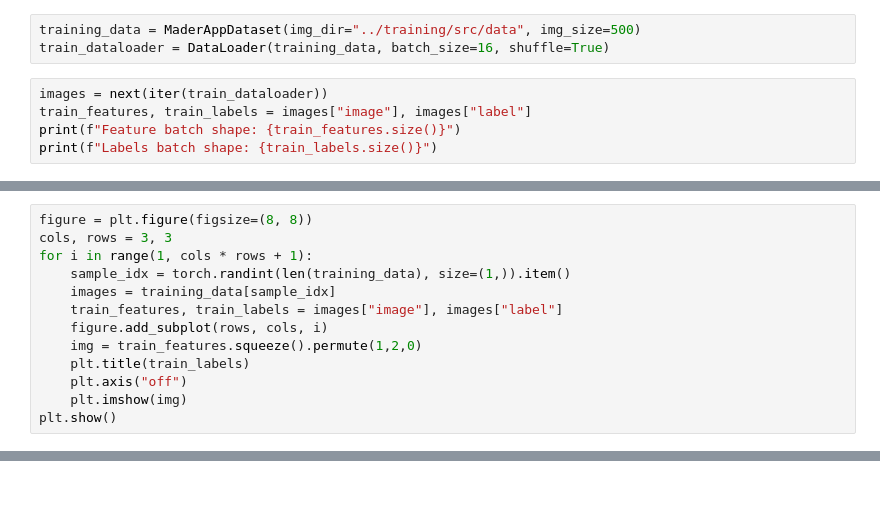
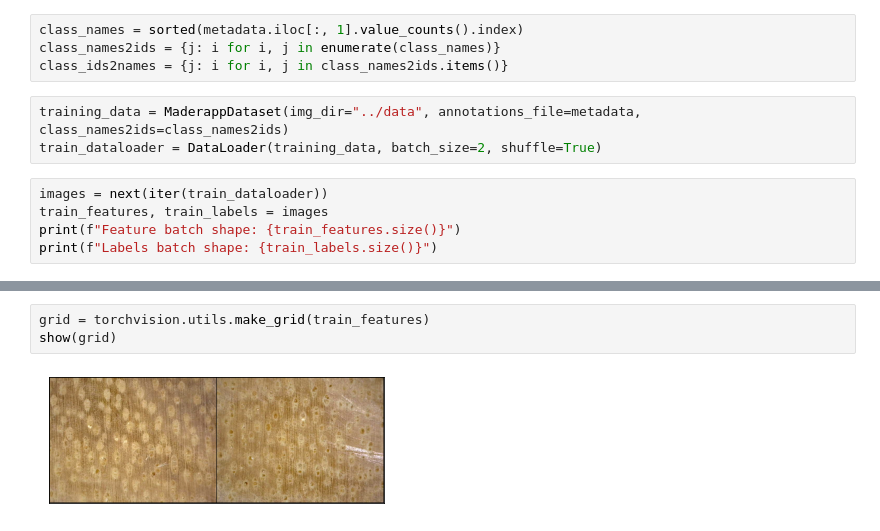
Before and after one commit to anvelezec/maderapp, a Jupyter notebook: notebooks/dataloader.ipynb, the cells around one changed output, grey strips where cells are left out. Saved outputs shown, nothing was run; the diff lists cells and outputs as text; blank space fills up the shorter version.

```diff
--- a/notebooks/dataloader.ipynb
+++ b/notebooks/dataloader.ipynb
@@ -9,9 +13,13 @@ ModuleNotFoundError: No module named 'maderapp'
+# %%
+class_names = sorted(metadata.iloc[:, 1].value_counts().index)
+class_names2ids = {j: i for i, j in enumerate(class_names)}
+class_ids2names = {j: i for i, j in class_names2ids.items()}
 # %%
-training_data = MaderAppDataset(img_dir="../training/src/data", img_size=500)
-train_dataloader = DataLoader(training_data, batch_size=16, shuffle=True)
+training_data = MaderappDataset(img_dir="../data", annotations_file=metadata, class_names2ids=class_names2ids)
+train_dataloader = DataLoader(training_data, batch_size=2, shuffle=True)
 # %%
 images = next(iter(train_dataloader))
-train_features, train_labels = images["image"], images["label"]
+train_features, train_labels = images
 print(f"Feature batch shape: {train_features.size()}")
 print(f"Labels batch shape: {train_labels.size()}")
 # %% [output]
@@ -20,13 +27,0 @@ Labels batch shape: torch.Size([16])
-# %%
-figure = plt.figure(figsize=(8, 8))
-cols, rows = 3, 3
-for i in range(1, cols * rows + 1):
-    sample_idx = torch.randint(len(training_data), size=(1,)).item()
-    images = training_data[sample_idx]
-    train_features, train_labels = images["image"], images["label"]
-    figure.add_subplot(rows, cols, i)
-    img = train_features.squeeze().permute(1,2,0)
-    plt.title(train_labels)
-    plt.axis("off")
-    plt.imshow(img)
-plt.show()
@@ -34,0 +28,5 @@ plt.show()
+# %%
+grid = torchvision.utils.make_grid(train_features)
+show(grid)
+# %% [output]
+[figure, added]
```
Also changed, not shown: parts of 4 cells of this notebook, 13 other files.
